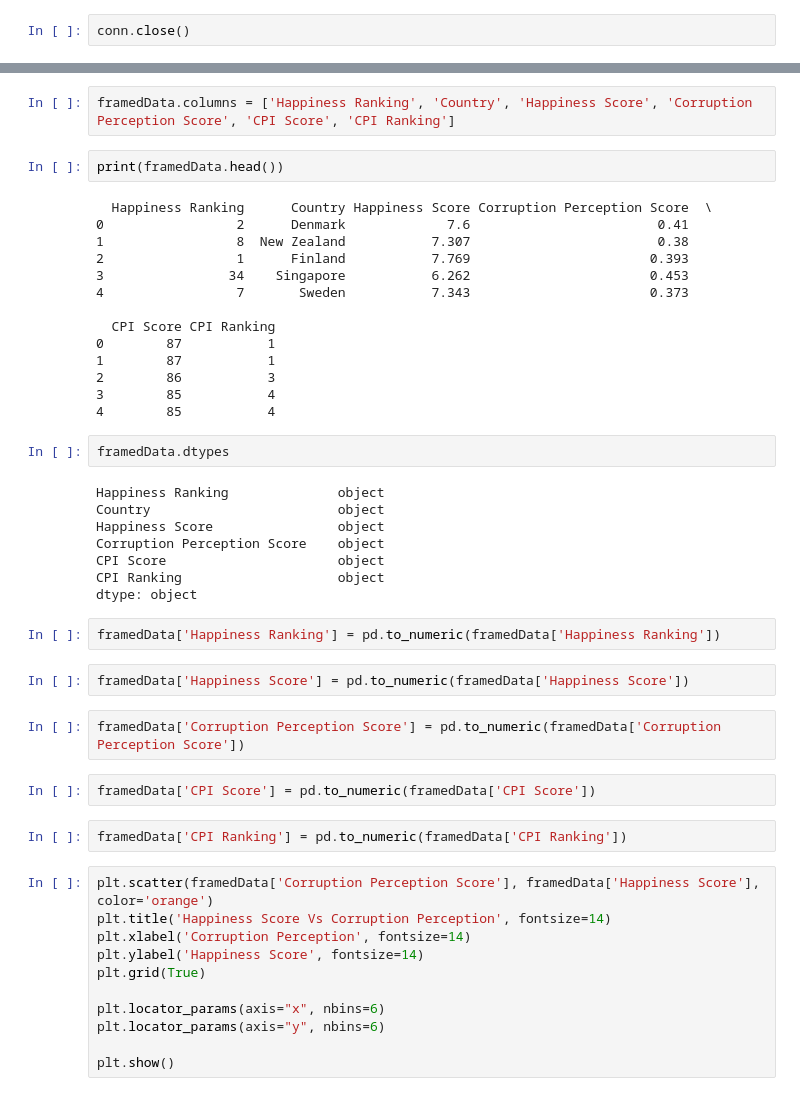
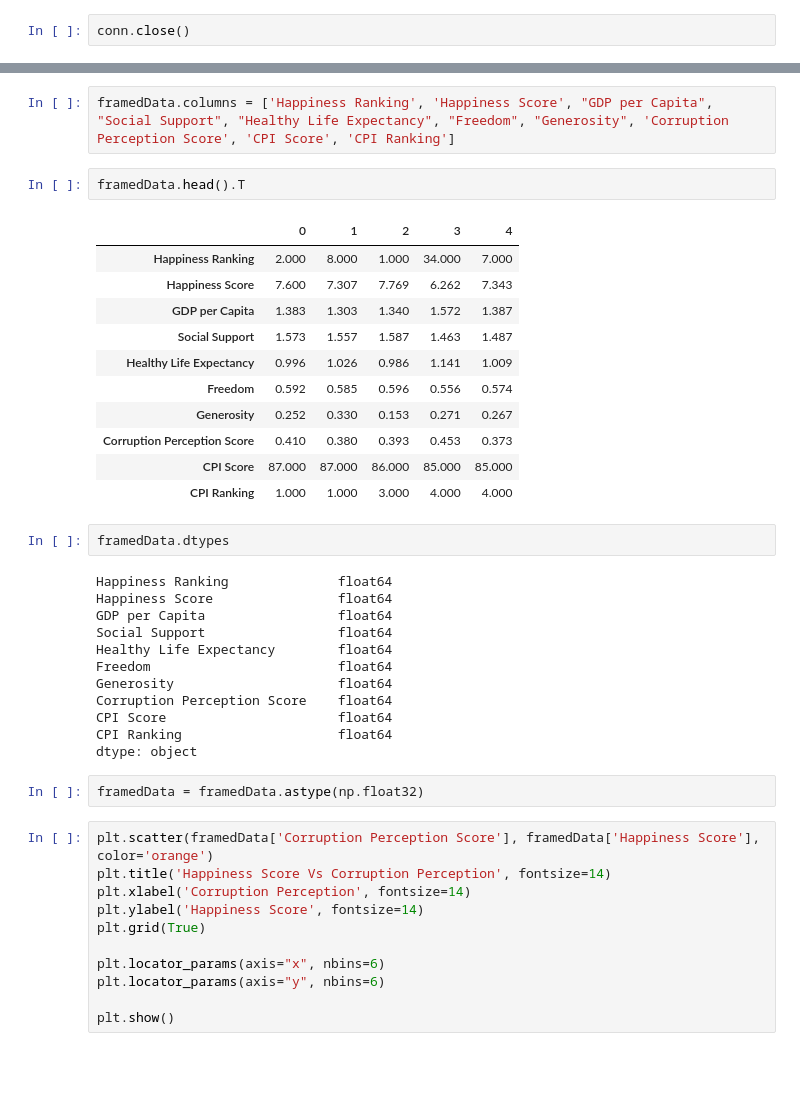
Before and after one commit to RebelDroid09/final-project, a Jupyter notebook: AWS_ConnectionTest.ipynb, the cells around one changed output, grey strips where cells are left out. Cells and saved outputs as stored; diff of their text form; blank space fills up the shorter version.

```diff
--- a/AWS_ConnectionTest.ipynb
+++ b/AWS_ConnectionTest.ipynb
@@ -55,41 +55,35 @@ print(framedData)
 # %%
-framedData.columns = ['Happiness Ranking', 'Country', 'Happiness Score', 'Corruption Perception Score', 'CPI Score', 'CPI Ranking']
+framedData.columns = ['Happiness Ranking', 'Happiness Score', "GDP per Capita", "Social Support", "Healthy Life Expectancy", "Freedom", "Generosity", 'Corruption Perception Score', 'CPI Score', 'CPI Ranking']
-# %%
-print(framedData.head())
-# %% [output]
-  Happiness Ranking      Country Happiness Score Corruption Perception Score  \
-0                 2      Denmark             7.6                        0.41
-1                 8  New Zealand           7.307                        0.38
-2                 1      Finland           7.769                       0.393
-3                34    Singapore           6.262                       0.453
-4                 7       Sweden           7.343                       0.373
-
-  CPI Score CPI Ranking
-0        87           1
-1        87           1
-2        86           3
-3        85           4
-4        85           4
+# %%
+framedData.head().T
+# %% [output]
+|  | 0 | 1 | 2 | 3 | 4 |
+| Happiness Ranking | 2.000 | 8.000 | 1.000 | 34.000 | 7.000 |
+| Happiness Score | 7.600 | 7.307 | 7.769 | 6.262 | 7.343 |
+| GDP per Capita | 1.383 | 1.303 | 1.340 | 1.572 | 1.387 |
+| Social Support | 1.573 | 1.557 | 1.587 | 1.463 | 1.487 |
+| Healthy Life Expectancy | 0.996 | 1.026 | 0.986 | 1.141 | 1.009 |
+| Freedom | 0.592 | 0.585 | 0.596 | 0.556 | 0.574 |
+| Generosity | 0.252 | 0.330 | 0.153 | 0.271 | 0.267 |
+| Corruption Perception Score | 0.410 | 0.380 | 0.393 | 0.453 | 0.373 |
+| CPI Score | 87.000 | 87.000 | 86.000 | 85.000 | 85.000 |
+| CPI Ranking | 1.000 | 1.000 | 3.000 | 4.000 | 4.000 |
 # %%
 framedData.dtypes
 # %% [output]
-Happiness Ranking              object
-Country                        object
-Happiness Score                object
-Corruption Perception Score    object
-CPI Score                      object
-CPI Ranking                    object
+Happiness Ranking              float64
+Happiness Score                float64
+GDP per Capita                 float64
+Social Support                 float64
+Healthy Life Expectancy        float64
+Freedom                        float64
+Generosity                     float64
+Corruption Perception Score    float64
+CPI Score                      float64
+CPI Ranking                    float64
 dtype: object
-# %%
-framedData['Happiness Ranking'] = pd.to_numeric(framedData['Happiness Ranking'])
-# %%
-framedData['Happiness Score'] = pd.to_numeric(framedData['Happiness Score'])
-# %%
-framedData['Corruption Perception Score'] = pd.to_numeric(framedData['Corruption Perception Score'])
-# %%
-framedData['CPI Score'] = pd.to_numeric(framedData['CPI Score'])
-# %%
-framedData['CPI Ranking'] = pd.to_numeric(framedData['CPI Ranking'])
+# %%
+framedData = framedData.astype(np.float32)
 # %%
 plt.scatter(framedData['Corruption Perception Score'], framedData['Happiness Score'], color='orange')
 plt.title('Happiness Score Vs Corruption Perception', fontsize=14)
```
Also changed, not shown: parts of 18 cells of this notebook.
